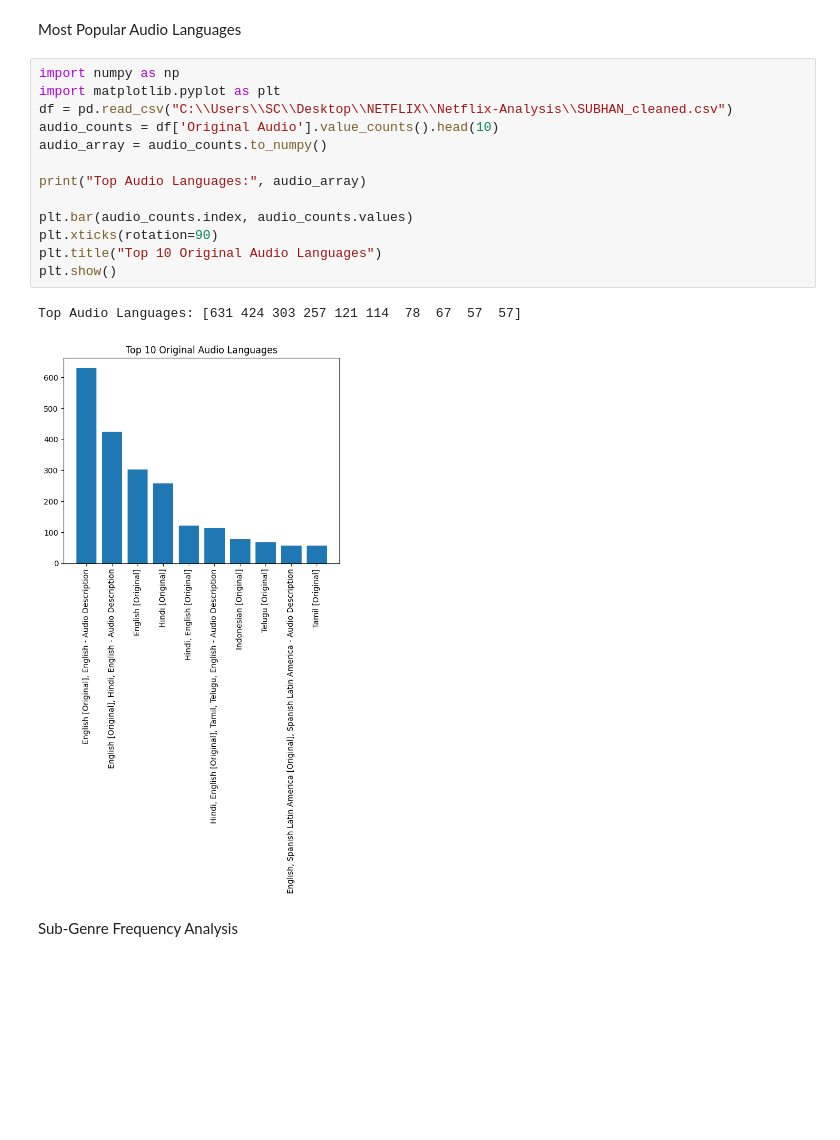
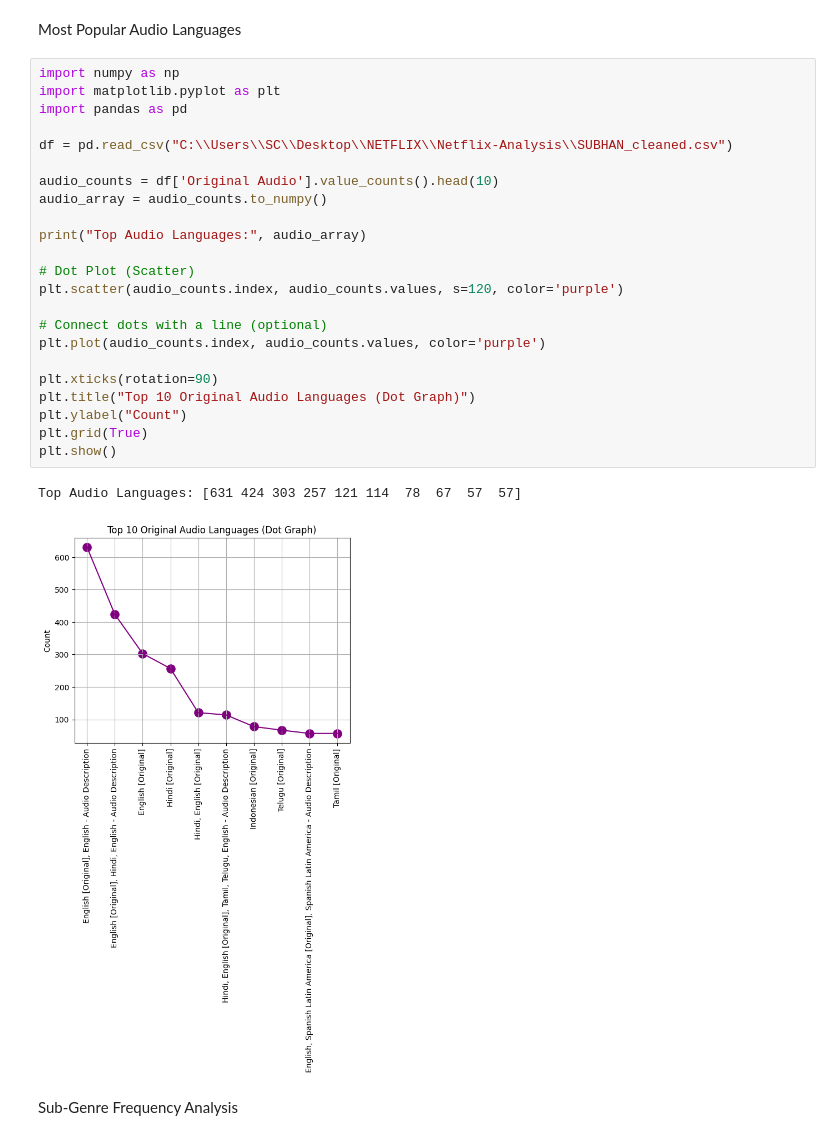
Before and after one commit to ameena0726-ops/Netflix-Analysis, a Jupyter notebook: Netflix_Content_Genre (1).ipynb, the cells around one changed output. Cells and saved outputs as stored; diff of their text form; blank space fills up the shorter version.

```diff
--- a/Netflix_Content_Genre (1).ipynb
+++ b/Netflix_Content_Genre (1).ipynb
@@ -503,19 +520,29 @@ Most Popular Audio Languages
 # %%
 import numpy as np
 import matplotlib.pyplot as plt
+import pandas as pd
+
 df = pd.read_csv("C:\\Users\\SC\\Desktop\\NETFLIX\\Netflix-Analysis\\SUBHAN_cleaned.csv")
+
 audio_counts = df['Original Audio'].value_counts().head(10)
 audio_array = audio_counts.to_numpy()
 
 print("Top Audio Languages:", audio_array)
 
-plt.bar(audio_counts.index, audio_counts.values)
+# Dot Plot (Scatter)
+plt.scatter(audio_counts.index, audio_counts.values, s=120, color='purple')
+
+# Connect dots with a line (optional)
+plt.plot(audio_counts.index, audio_counts.values, color='purple')
+
 plt.xticks(rotation=90)
-plt.title("Top 10 Original Audio Languages")
+plt.title("Top 10 Original Audio Languages (Dot Graph)")
+plt.ylabel("Count")
+plt.grid(True)
 plt.show()
 # %% [output]
 Top Audio Languages: [631 424 303 257 121 114  78  67  57  57]
-[figure, old version]
+[figure, new version]
 # %% [markdown]
 Sub-Genre Frequency Analysis
 # %%
```
Also changed, not shown: parts of 3 cells of this notebook.
